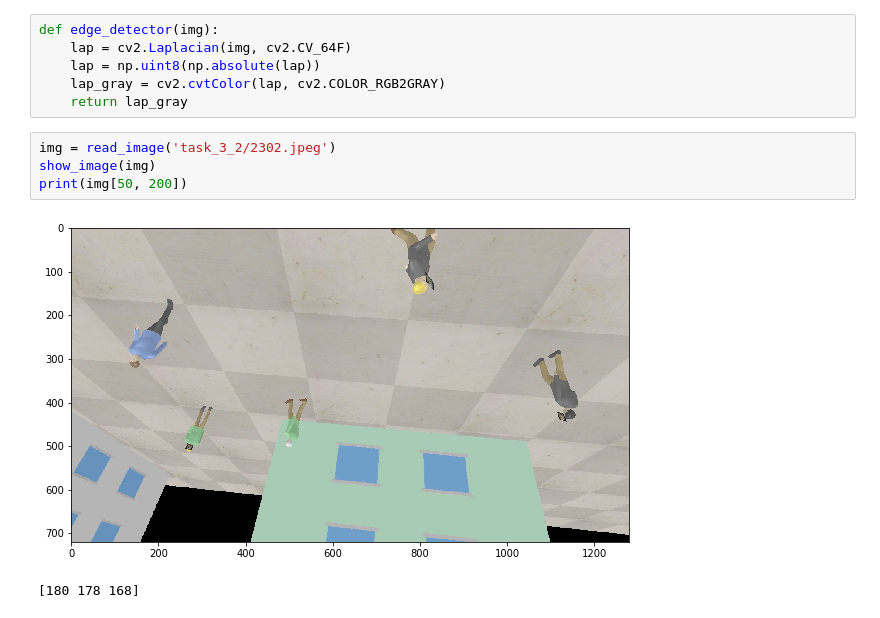
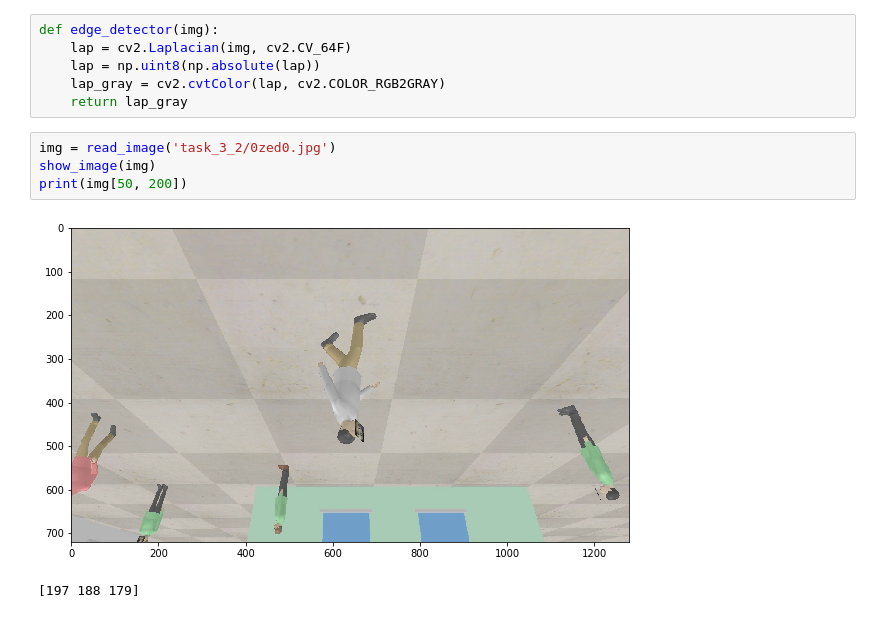
Before and after one commit to drone-mission-2019/python_api, a Jupyter notebook: ren.ipynb, the cells around one changed output. Saved outputs shown, nothing was run; the diff lists cells and outputs as text.

Commit message:
finish task3

```diff
--- a/ren.ipynb
+++ b/ren.ipynb
@@ -9,12 +9,12 @@ def edge_detector(img):
     lap_gray = cv2.cvtColor(lap, cv2.COLOR_RGB2GRAY)
     return lap_gray
 # %%
-img = read_image('task_3_2/2302.jpeg')
+img = read_image('task_3_2/0zed0.jpg')
 show_image(img)
 print(img[50, 200])
 # %% [output]
-[figure, old version]
+[figure, new version]
-[180 178 168]
+[197 188 179]
 # %%
 print(get_people(img.copy(), 150))
 # %% [output]
```
Also changed, not shown: parts of 1 cell of this notebook, 4 other files.
